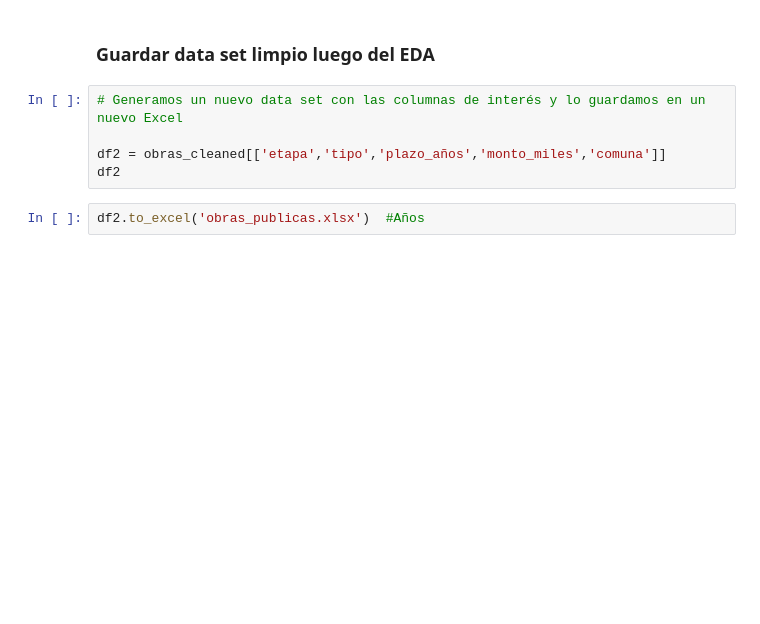
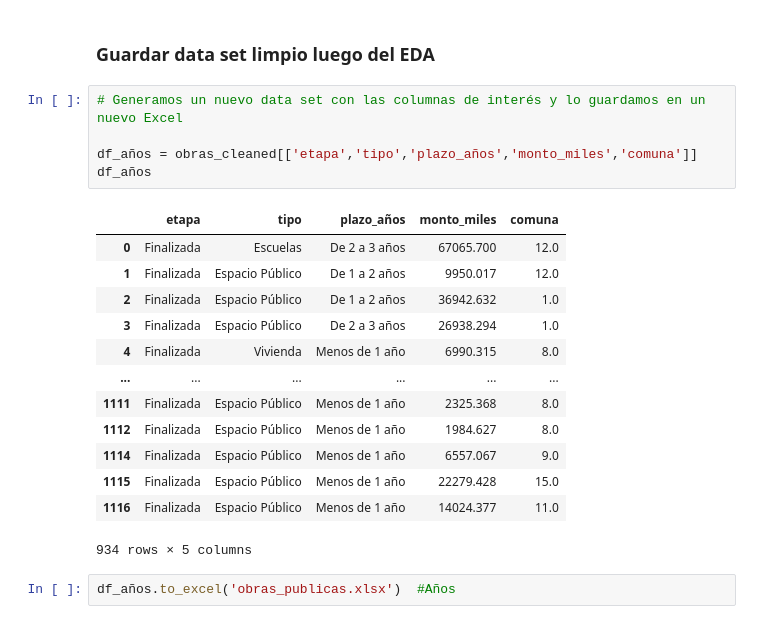
Before and after one commit to micatokashiki/Python-Project, a Jupyter notebook: ClusterAI_Micaela_Tokashiki_EDA.ipynb, the cells around one changed output. Saved outputs shown, nothing was run; the diff lists cells and outputs as text; blank space fills up the shorter version.

```diff
--- a/ClusterAI_Micaela_Tokashiki_EDA.ipynb
+++ b/ClusterAI_Micaela_Tokashiki_EDA.ipynb
@@ -823,10 +832,24 @@ Observación: Varias features de interés se encuentran en formato string, por l
 # %%
 # Generamos un nuevo data set con las columnas de interés y lo guardamos en un nuevo Excel
 
-df2 = obras_cleaned[['etapa','tipo','plazo_años','monto_miles','comuna']]
-df2
+df_años = obras_cleaned[['etapa','tipo','plazo_años','monto_miles','comuna']]
+df_años
+# %% [output]
+|  | etapa | tipo | plazo_años | monto_miles | comuna |
+| 0 | Finalizada | Escuelas | De 2 a 3 años | 67065.700 | 12.0 |
+| 1 | Finalizada | Espacio Público | De 1 a 2 años | 9950.017 | 12.0 |
+| 2 | Finalizada | Espacio Público | De 1 a 2 años | 36942.632 | 1.0 |
+| 3 | Finalizada | Espacio Público | De 2 a 3 años | 26938.294 | 1.0 |
+| 4 | Finalizada | Vivienda | Menos de 1 año | 6990.315 | 8.0 |
+| ... | ... | ... | ... | ... | ... |
+| 1111 | Finalizada | Espacio Público | Menos de 1 año | 2325.368 | 8.0 |
+| 1112 | Finalizada | Espacio Público | Menos de 1 año | 1984.627 | 8.0 |
+| 1114 | Finalizada | Espacio Público | Menos de 1 año | 6557.067 | 9.0 |
+| 1115 | Finalizada | Espacio Público | Menos de 1 año | 22279.428 | 15.0 |
+| 1116 | Finalizada | Espacio Público | Menos de 1 año | 14024.377 | 11.0 |
+934 rows × 5 columns
 # %%
-df2.to_excel('obras_publicas.xlsx')  #Años
+df_años.to_excel('obras_publicas.xlsx')  #Años
 # %%
 # Generamos un nuevo data set con las columnas de interés y lo guardamos en un nuevo Excel
 
```
Also changed, not shown: parts of 26 cells of this notebook, 2 other files.
